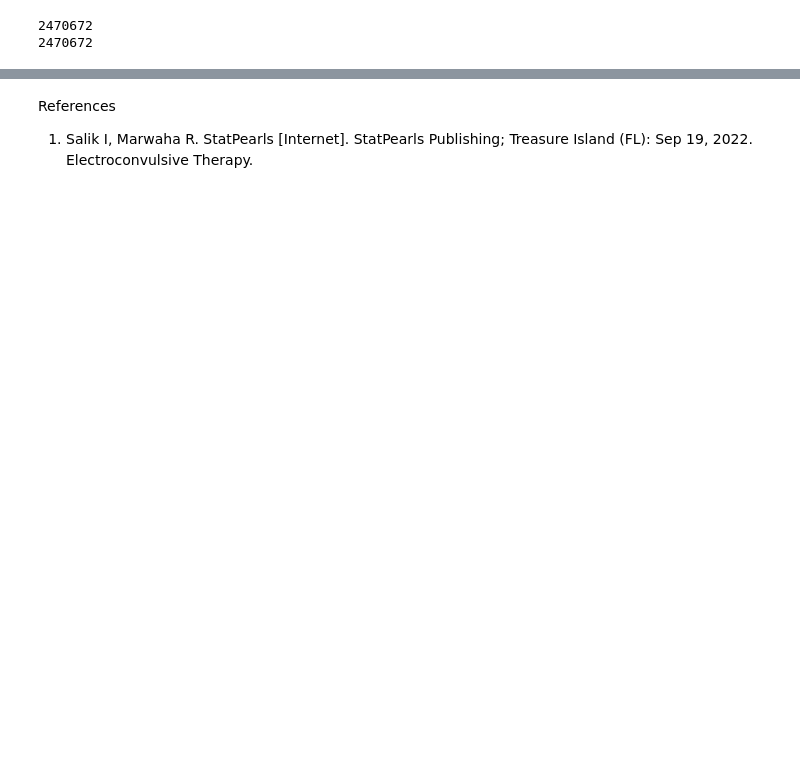
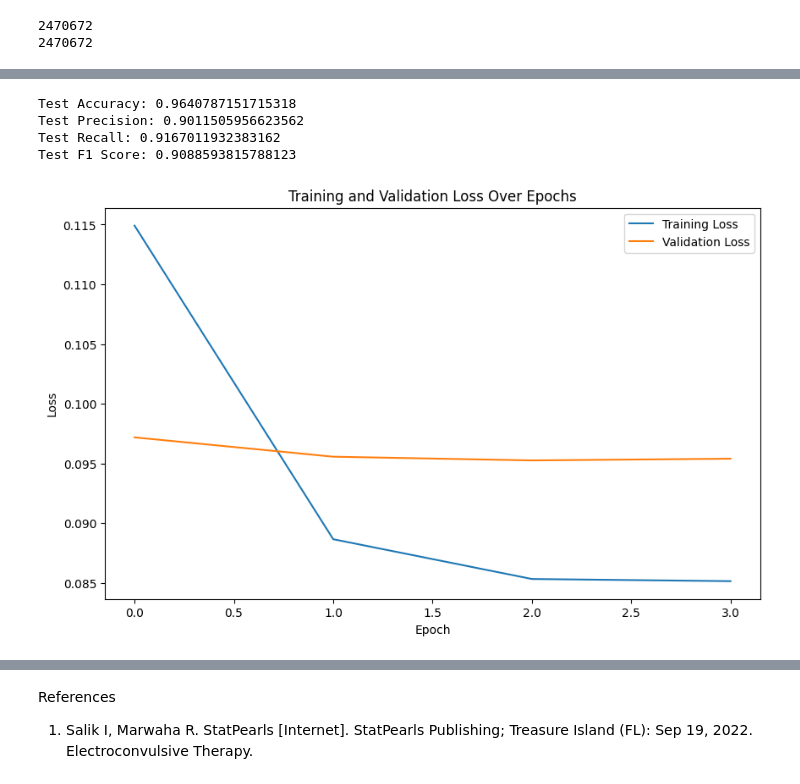
Before and after one commit to BYam24/Reddit-Depression-Analysis-Classification, a Jupyter notebook: depression.ipynb, the cells around one changed output, grey strips where cells are left out. Saved outputs shown, nothing was run; the diff lists cells and outputs as text; code cells hidden in the pictures; blank space fills up the shorter version.

```diff
--- a/depression.ipynb
+++ b/depression.ipynb
@@ -357,6 +592,6 @@ test_size = dataset_size - train_size - val_size
 
 train_dataset, val_dataset, test_dataset = random_split(dataset, [train_size, val_size, test_size])
 
-train_dataloader = DataLoader(train_dataset, batch_size = 32, shuffle = True) # was 16
-val_dataloader = DataLoader(val_dataset, batch_size = 32, shuffle = True)
-test_dataloader = DataLoader(test_dataset, batch_size = 32, shuffle =True)
+full_train_dataloader = DataLoader(train_dataset, batch_size = 32, shuffle = True) # was 16
+full_val_dataloader = DataLoader(val_dataset, batch_size = 32, shuffle = True)
+full_test_dataloader = DataLoader(test_dataset, batch_size = 32, shuffle =True)
@@ -622,0 +1180,49 @@ torch.save(model.state_dict(), "trained_small_model_state_dict.pt")
+# %%
+# Testing phase
+def test(model, test_dataloader):
+    model.eval()
+    predictions, true_labels = [], []
+
+    # Add progress bar for the test dataloader
+    with torch.no_grad():
+        for batch in tqdm(test_dataloader, desc="Testing", leave=False):
+            input_ids = batch['input_ids'].to('cuda')
+            attention_mask = batch['attention_mask'].to('cuda')
+            labels = batch['labels'].to('cuda')
+
+            outputs = model(input_ids, attention_mask=attention_mask)
+            logits = outputs.logits
+            preds = torch.argmax(logits, dim=1)
+
+            predictions.extend(preds.cpu().numpy())
+            true_labels.extend(labels.cpu().numpy())
+
+    # Calculate metrics
+    accuracy = accuracy_score(true_labels, predictions)
+    precision = precision_score(true_labels, predictions)
+    recall = recall_score(true_labels, predictions)
+    f1 = f1_score(true_labels, predictions)
+
+    print(f"Test Accuracy: {accuracy}")
+    print(f"Test Precision: {precision}")
+    print(f"Test Recall: {recall}")
+    print(f"Test F1 Score: {f1}")
+
+test(model, full_test_dataloader)
+# %% [output]
+Test Accuracy: 0.9640787151715318
+Test Precision: 0.9011505956623562
+Test Recall: 0.9167011932383162
+Test F1 Score: 0.9088593815788123
+# %%
+# Plotting the training and validation loss
+plt.figure(figsize=(10, 6))
+plt.plot(train_losses, label='Training Loss')
+plt.plot(val_losses, label='Validation Loss')
+plt.xlabel('Epoch')
+plt.ylabel('Loss')
+plt.title('Training and Validation Loss Over Epochs')
+plt.legend()
+plt.show()
+# %% [output]
+[figure, added]
```
Also changed, not shown: parts of 78 cells of this notebook.
